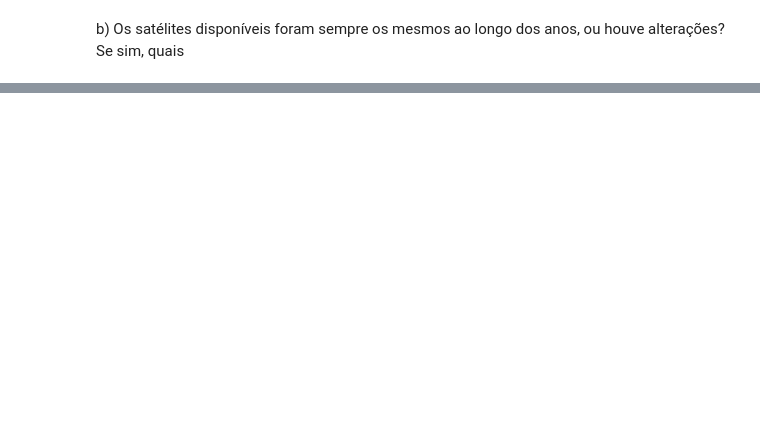
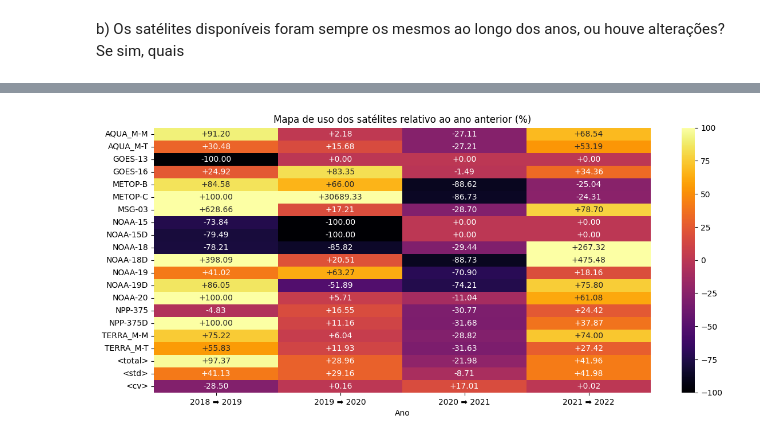
Before and after one commit to Miguel-Rodrigues/ipp.mi.data-science-programming, a Jupyter notebook: src/projeto1/Projeto1.ipynb, the cells around one changed output, grey strips where cells are left out. Drawn from its saved outputs; the diff is of its cells as text; code cells hidden in the pictures; blank space fills up the shorter version.

```diff
--- a/src/projeto1/Projeto1.ipynb
+++ b/src/projeto1/Projeto1.ipynb
@@ -236,0 +238,6 @@ Resposta: O uso dos satélites variou ao longo dos anos:
+# %%
+descricao = satelites_por_ano.describe().drop('count')
+descricao.loc["total"] = satelites_por_ano.sum()
+descricao.loc["cv"] = descricao.loc['std'] / descricao.loc['mean']
+descricao = descricao.map(lambda x: f"{x:.5f}")
+descricao
@@ -236,0 +255,31 @@ Resposta: O uso dos satélites variou ao longo dos anos:
+# %%
+heatmap_relative = (pd
+    .concat([satelites_por_ano, descricao.loc[['total', 'std', 'cv']]], axis=0)
+    .rename(index = {
+        'total': '<total>',
+        'std': '<std>',
+        'cv': '<cv>'
+    })
+    .rename(columns = {
+        2019: "2018 ➡️ 2019",
+        2020: "2019 ➡️ 2020",
+        2021: "2020 ➡️ 2021",
+        2022: "2021 ➡️ 2022"
+    })
+    .astype(float)
+    .pct_change(axis=1)
+    .fillna(0)
+    .replace(np.inf, 1)
+    .replace(-np.inf, -1)
+    .drop(2018, axis=1) * 100
+)
+
+heatmap_relative
+
+plt.figure(figsize=(14, 6))
+
+sns.heatmap(heatmap_relative, annot=True, fmt="+.2f", vmin=-100, vmax=100, cmap='inferno')
+plt.title('Mapa de uso dos satélites relativo ao ano anterior (%)')
+plt.show()
+# %% [output]
+[figure, added]
```
Also changed, not shown: parts of 47 cells of this notebook, 2 other files.
